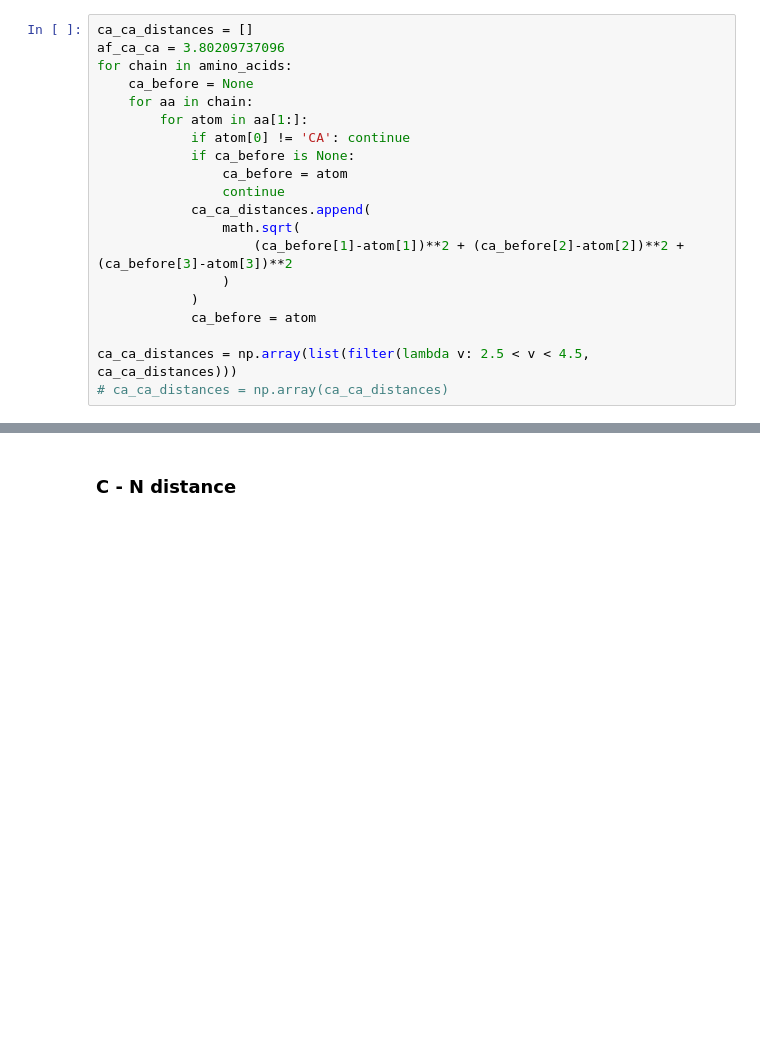
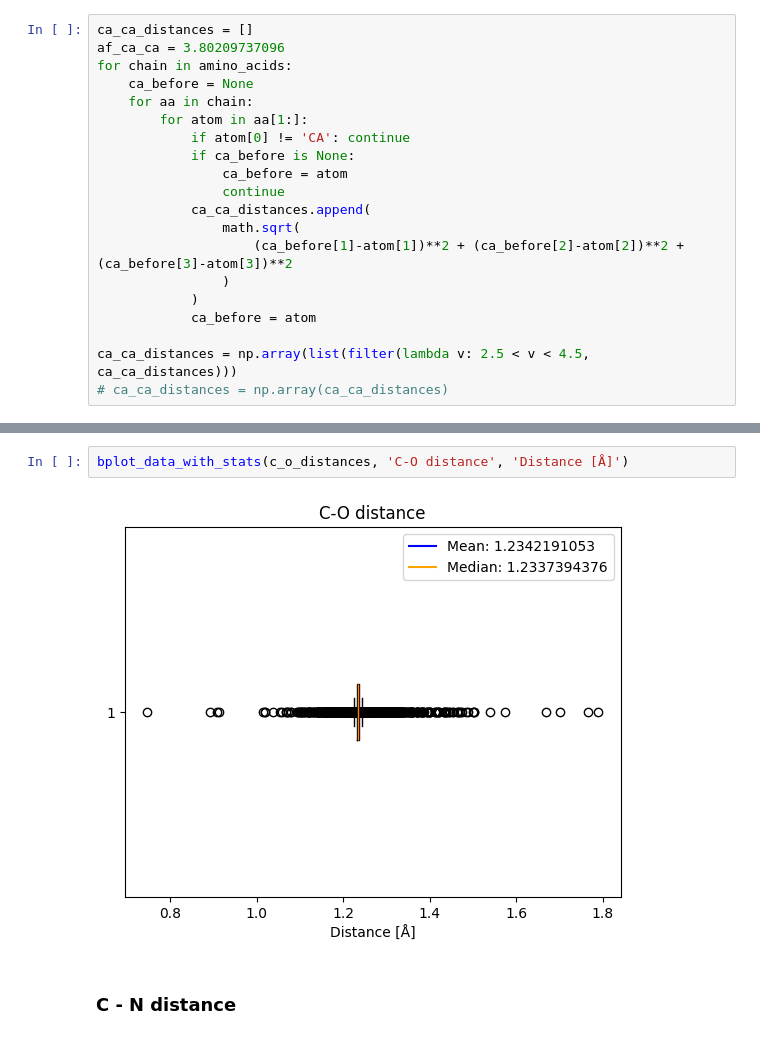
Before and after one commit to maxi-smidt/evofold, a Jupyter notebook: poc/analysis/residue_constants_measure.ipynb, the cells around one changed output, grey strips where cells are left out. Saved outputs shown, nothing was run; the diff lists cells and outputs as text; blank space fills up the shorter version.

```diff
--- a/poc/analysis/residue_constants_measure.ipynb
+++ b/poc/analysis/residue_constants_measure.ipynb
@@ -135,3 +156,7 @@ plt.show()
+# %%
+bplot_data_with_stats(c_o_distances, 'C-O distance', 'Distance [Å]')
+# %% [output]
+[figure, added]
 # %% [markdown]
 ### C - N distance
 # %%
```
Also changed, not shown: parts of 12 cells of this notebook, 2 other files.
